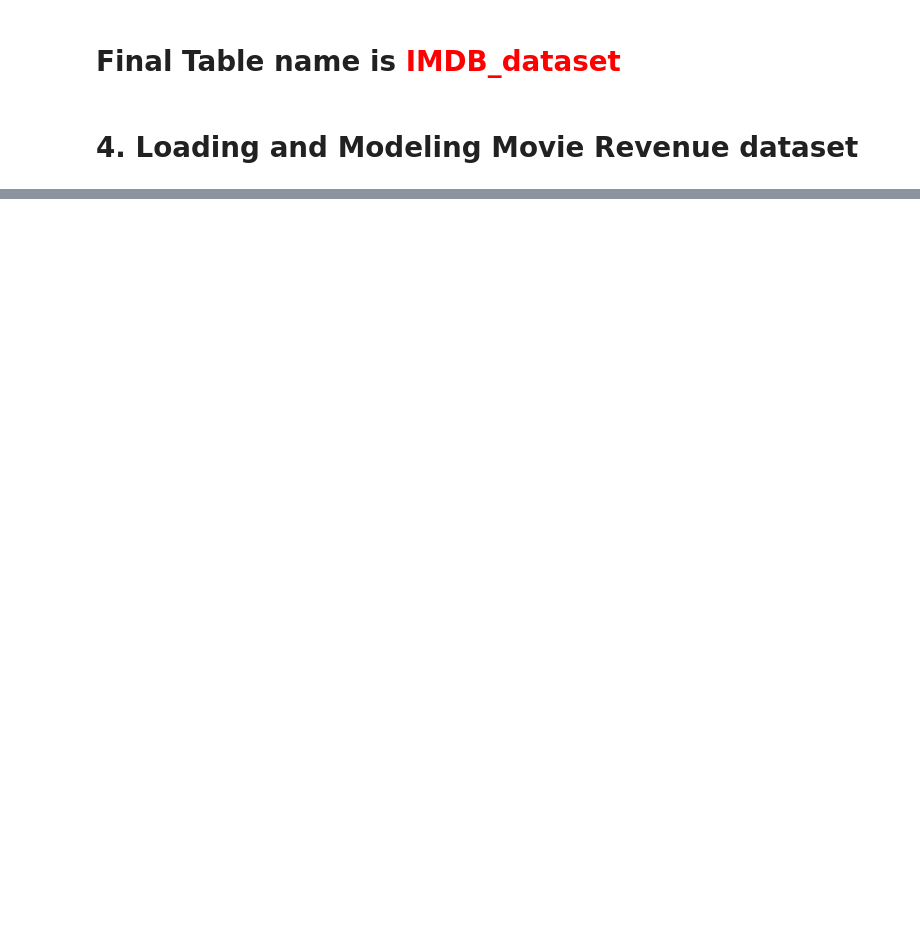
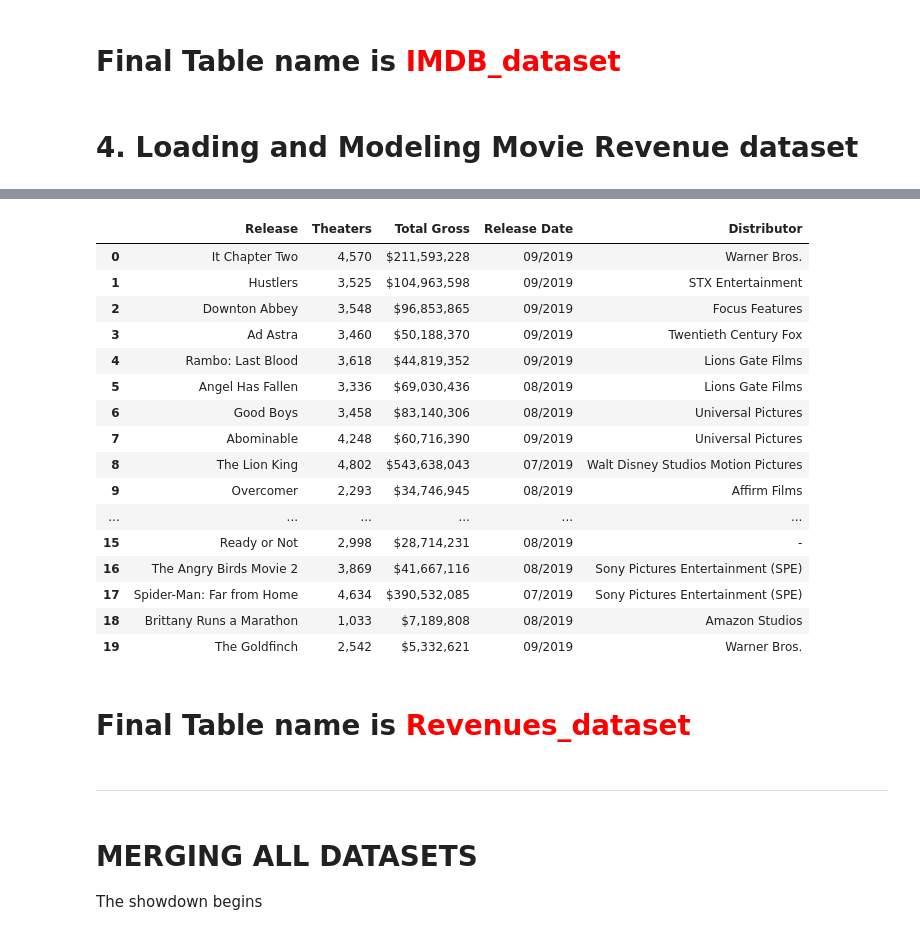
Before and after one commit to shreyashguptas/IMDbRatings-StockImpact, a Jupyter notebook: Project_dataset.ipynb, the cells around one changed output, grey strips where cells are left out. Cells and saved outputs as stored; diff of their text form; code cells hidden in the pictures; blank space fills up the shorter version.

Commit message:
Movie revenue dataset works
All Hail ChatGPT and my prompt engineering.

```diff
--- a/Project_dataset.ipynb
+++ b/Project_dataset.ipynb
@@ -638,0 +615,27 @@ filtered_df.head()
+# %%
+Revenues_dataset.head(20)
+# %% [output]
+|  | Release | Theaters | Total Gross | Release Date | Distributor |
+| 0 | It Chapter Two | 4,570 | $211,593,228 | 09/2019 | Warner Bros. |
+| 1 | Hustlers | 3,525 | $104,963,598 | 09/2019 | STX Entertainment |
+| 2 | Downton Abbey | 3,548 | $96,853,865 | 09/2019 | Focus Features |
+| 3 | Ad Astra | 3,460 | $50,188,370 | 09/2019 | Twentieth Century Fox |
+| 4 | Rambo: Last Blood | 3,618 | $44,819,352 | 09/2019 | Lions Gate Films |
+| 5 | Angel Has Fallen | 3,336 | $69,030,436 | 08/2019 | Lions Gate Films |
+| 6 | Good Boys | 3,458 | $83,140,306 | 08/2019 | Universal Pictures |
+| 7 | Abominable | 4,248 | $60,716,390 | 09/2019 | Universal Pictures |
+| 8 | The Lion King | 4,802 | $543,638,043 | 07/2019 | Walt Disney Studios Motion Pictures |
+| 9 | Overcomer | 2,293 | $34,746,945 | 08/2019 | Affirm Films |
+| ... | ... | ... | ... | ... | ... |
+| 15 | Ready or Not | 2,998 | $28,714,231 | 08/2019 | - |
+| 16 | The Angry Birds Movie 2 | 3,869 | $41,667,116 | 08/2019 | Sony Pictures Entertainment (SPE) |
+| 17 | Spider-Man: Far from Home | 4,634 | $390,532,085 | 07/2019 | Sony Pictures Entertainment (SPE) |
+| 18 | Brittany Runs a Marathon | 1,033 | $7,189,808 | 08/2019 | Amazon Studios |
+| 19 | The Goldfinch | 2,542 | $5,332,621 | 09/2019 | Warner Bros. |
+# %% [markdown]
+# Final Table name is <span style="color:red">Revenues_dataset</span>
+# %% [markdown]
+-----
+# %% [markdown]
+# MERGING ALL DATASETS
+The showdown begins
```
Also changed, not shown: parts of 5 cells of this notebook.
